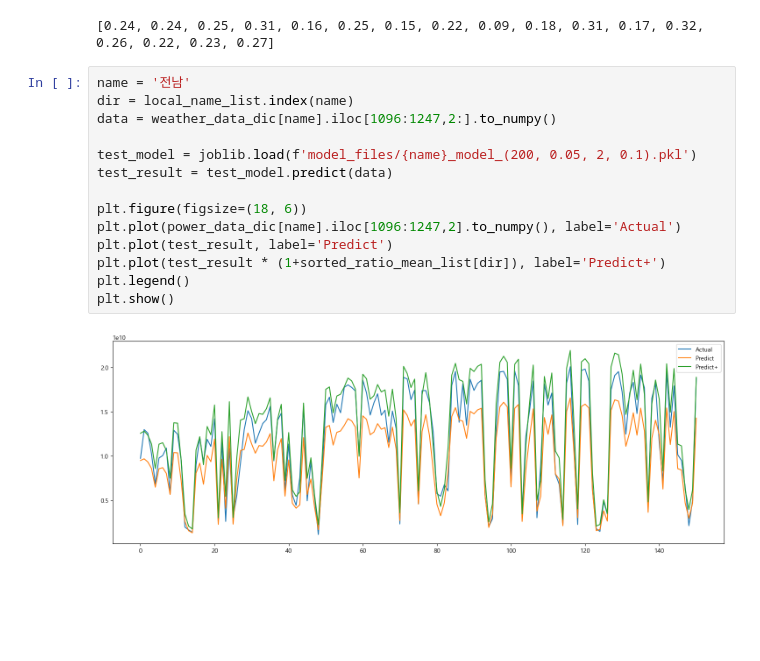
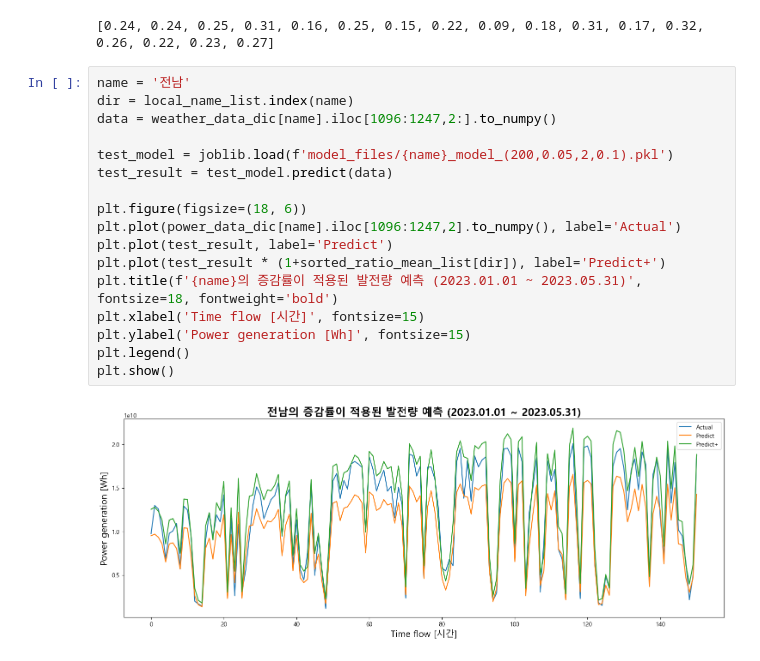
Before and after one commit to yyoonjju/slsl-consulting, a Jupyter notebook: data_analysis/Power predictor.ipynb, the cells around one changed output. Saved outputs shown, nothing was run; the diff lists cells and outputs as text; blank space fills up the shorter version.

```diff
--- a/data_analysis/Power predictor.ipynb
+++ b/data_analysis/Power predictor.ipynb
@@ -859,19 +859,22 @@ print(sorted_ratio_mean_list)
 # %%
 name = '전남'
 dir = local_name_list.index(name)
 data = weather_data_dic[name].iloc[1096:1247,2:].to_numpy()
 
-test_model = joblib.load(f'model_files/{name}_model_(200, 0.05, 2, 0.1).pkl')
+test_model = joblib.load(f'model_files/{name}_model_(200,0.05,2,0.1).pkl')
 test_result = test_model.predict(data)
 
 plt.figure(figsize=(18, 6))
 plt.plot(power_data_dic[name].iloc[1096:1247,2].to_numpy(), label='Actual')
 plt.plot(test_result, label='Predict')
 plt.plot(test_result * (1+sorted_ratio_mean_list[dir]), label='Predict+')
+plt.title(f'{name}의 증감률이 적용된 발전량 예측 (2023.01.01 ~ 2023.05.31)', fontsize=18, fontweight='bold')
+plt.xlabel('Time flow [시간]', fontsize=15)
+plt.ylabel('Power generation [Wh]', fontsize=15)
 plt.legend()
 plt.show()
 # %% [output]
-[figure, old version]
+[figure, new version]
 # %%
 name = '전북'
 dir = local_name_list.index(name)
```
Also changed, not shown: parts of 1 cell of this notebook, 2 other files.
